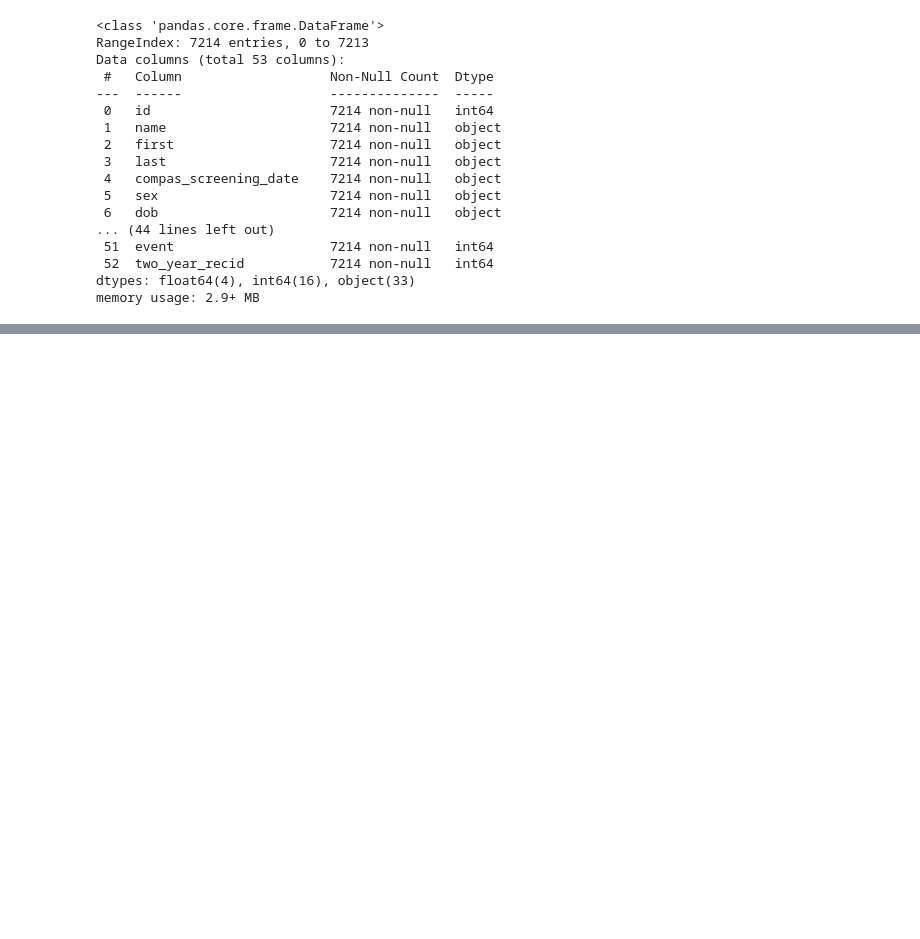
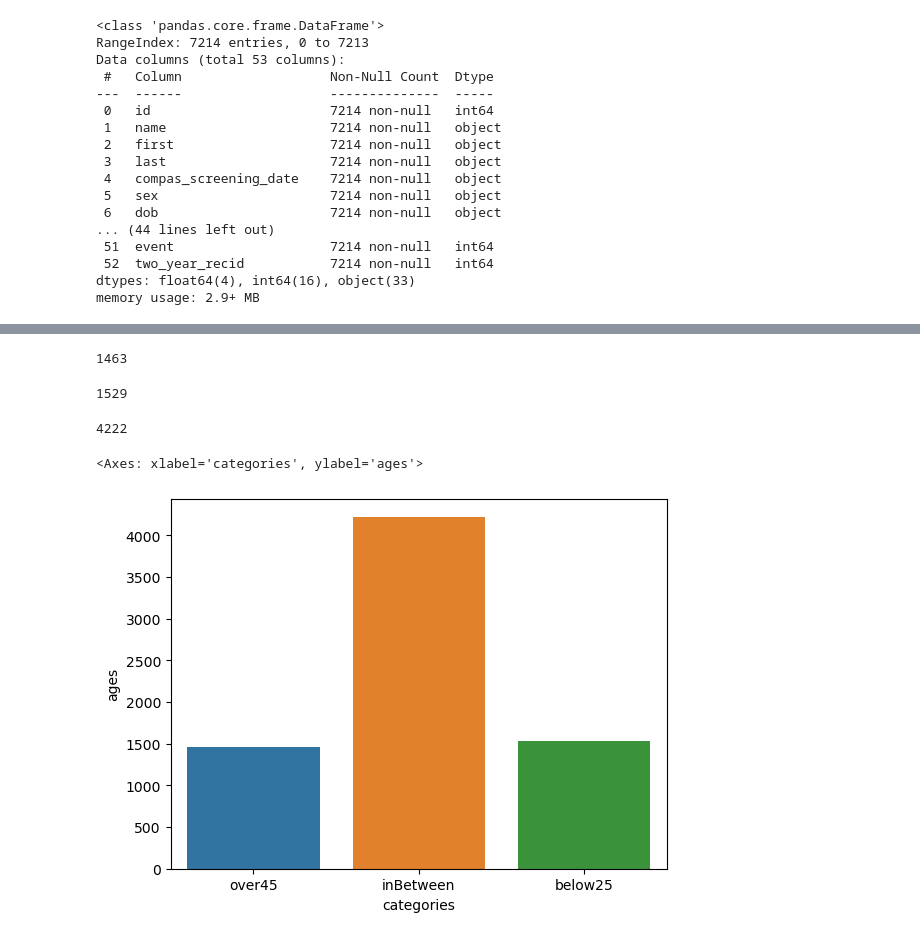
Before and after one commit to Chrispy6/DataScience1, a Jupyter notebook: Code/SeaBorn Fundementals.ipynb, the cells around one changed output, grey strips where cells are left out. Drawn from its saved outputs; the diff is of its cells as text; code cells hidden in the pictures; blank space fills up the shorter version.

```diff
--- a/Code/SeaBorn Fundementals.ipynb
+++ b/Code/SeaBorn Fundementals.ipynb
@@ -39,0 +50,22 @@ Name: age_cat, Length: 7214, dtype: object
+# %%
+print(countOlder45)
+# %% [output]
+1463
+# %%
+print(countYounger25)
+# %% [output]
+1529
+# %%
+print(count2545)
+# %% [output]
+4222
+# %%
+criminalAge = {
+    'categories':["over45", "inBetween", "below25"],
+    'ages':[1463, 4222, 1529]
+}
+criminalAgeDf = pd.DataFrame(criminalAge)
+sns.barplot(x = 'categories', y = 'ages', data = criminalAgeDf)
+# %% [output]
+<Axes: xlabel='categories', ylabel='ages'>
+[figure, added]
```
Also changed, not shown: parts of 6 cells of this notebook.
